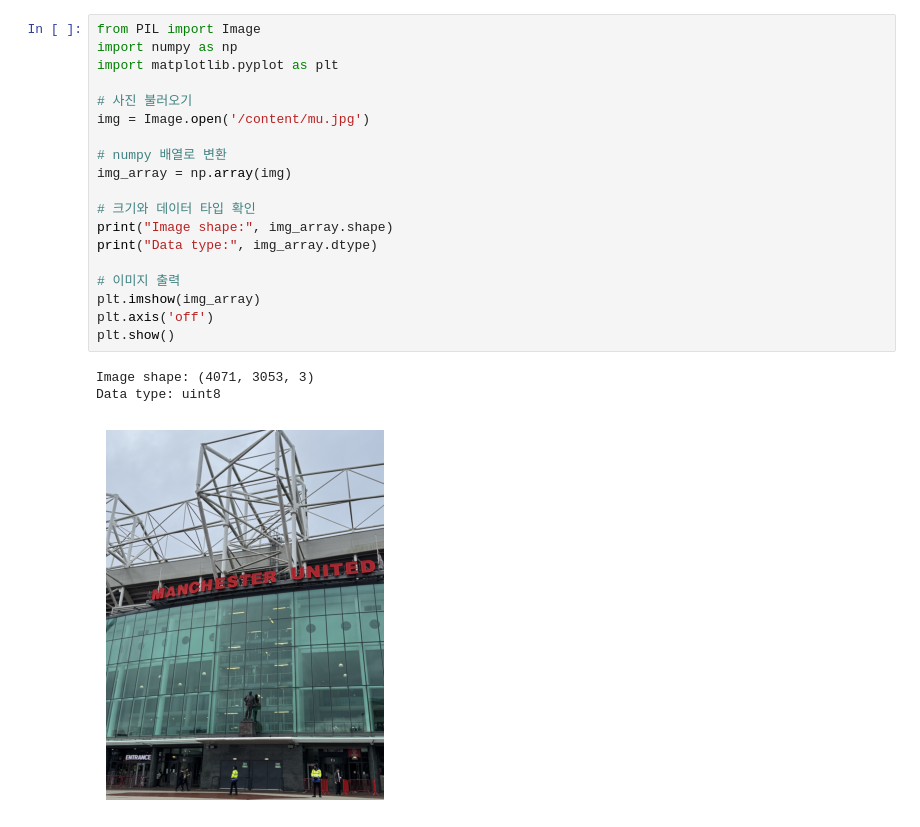
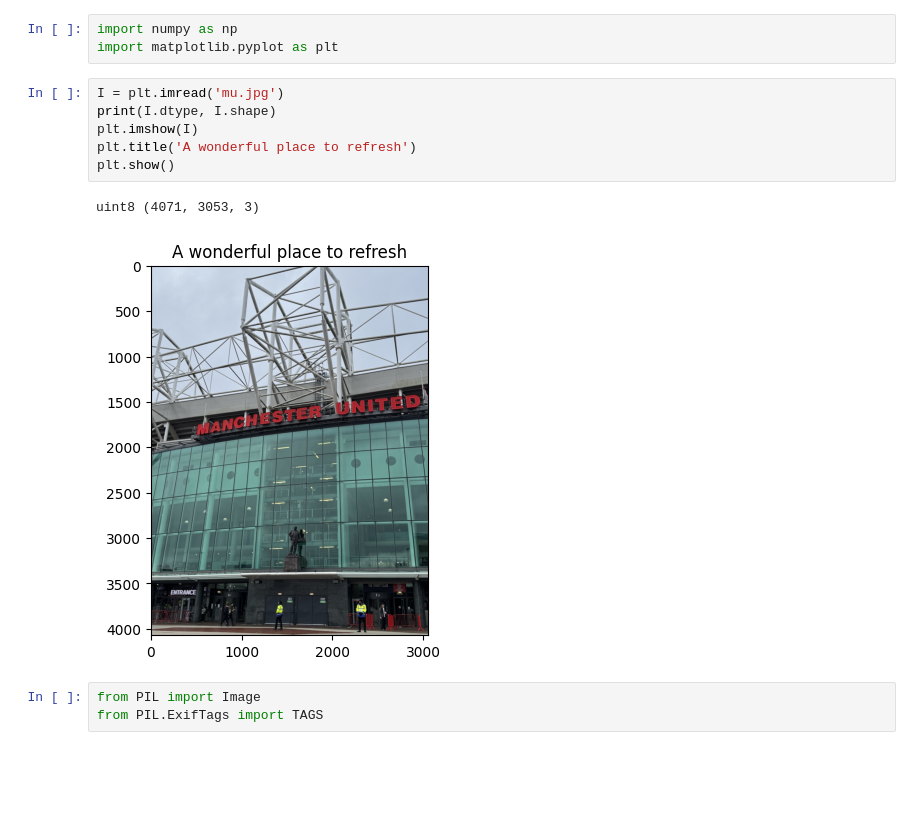
Before and after one commit to jeong-yuna922/26-2-DIP-JeongYuna, a Jupyter notebook: HW/HW00.ipynb, the cells around one changed output. Drawn from its saved outputs; the diff is of its cells as text; blank space fills up the shorter version.

```diff
--- a/HW/HW00.ipynb
+++ b/HW/HW00.ipynb
@@ -1,23 +1,15 @@
-# %%
-from PIL import Image
-import numpy as np
-import matplotlib.pyplot as plt
-
-# 사진 불러오기
-img = Image.open('/content/mu.jpg')
-
-# numpy 배열로 변환
-img_array = np.array(img)
-
-# 크기와 데이터 타입 확인
-print("Image shape:", img_array.shape)
-print("Data type:", img_array.dtype)
-
-# 이미지 출력
-plt.imshow(img_array)
-plt.axis('off')
-plt.show()
-# %% [output]
-Image shape: (4071, 3053, 3)
-Data type: uint8
-[figure, removed]
+# %%
+import numpy as np
+import matplotlib.pyplot as plt
+# %%
+I = plt.imread('mu.jpg')
+print(I.dtype, I.shape)
+plt.imshow(I)
+plt.title('A wonderful place to refresh')
+plt.show()
+# %% [output]
+uint8 (4071, 3053, 3)
+[figure, added]
+# %%
+from PIL import Image
+from PIL.ExifTags import TAGS
```
Also changed, not shown: parts of 1 cell of this notebook.
